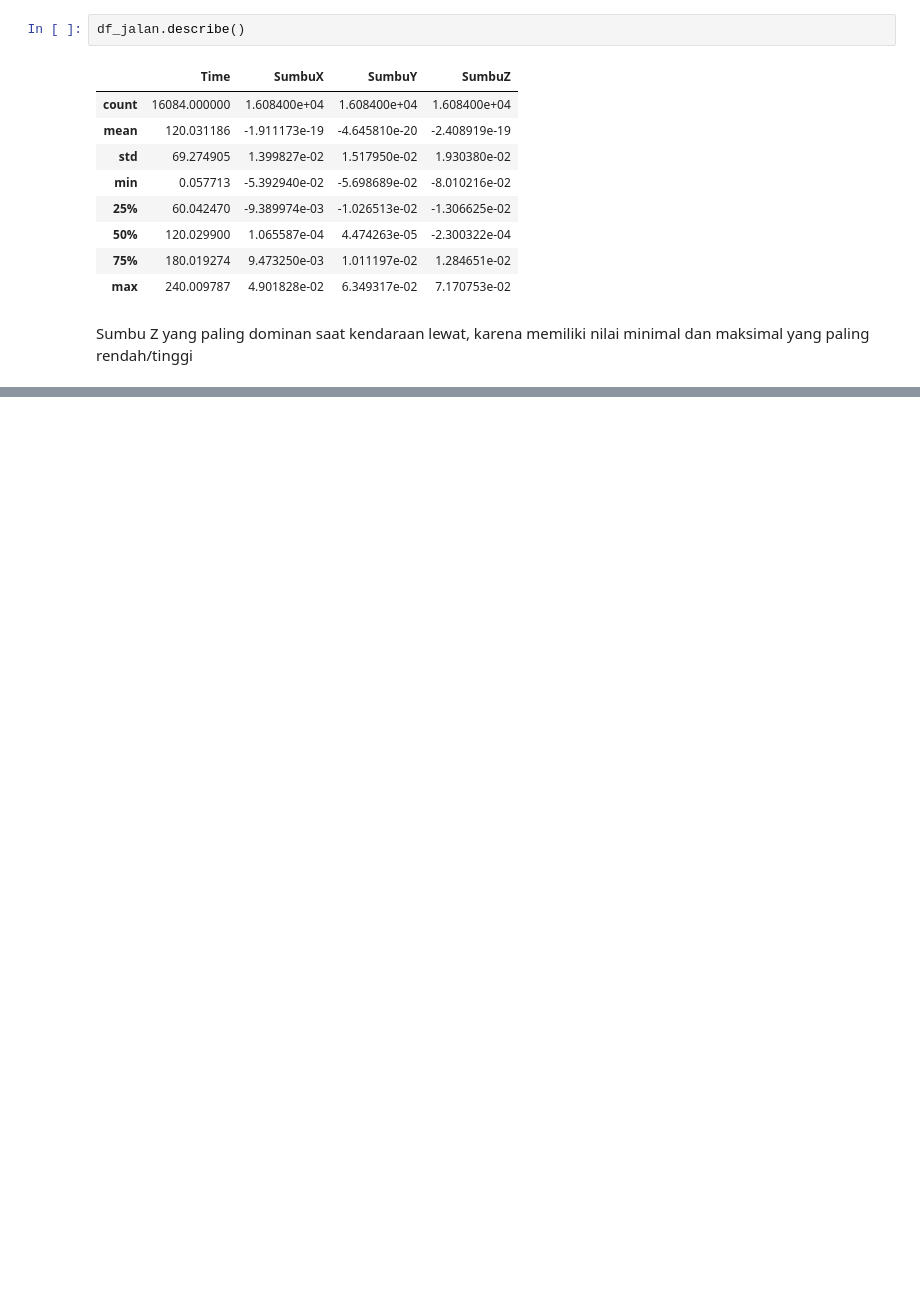
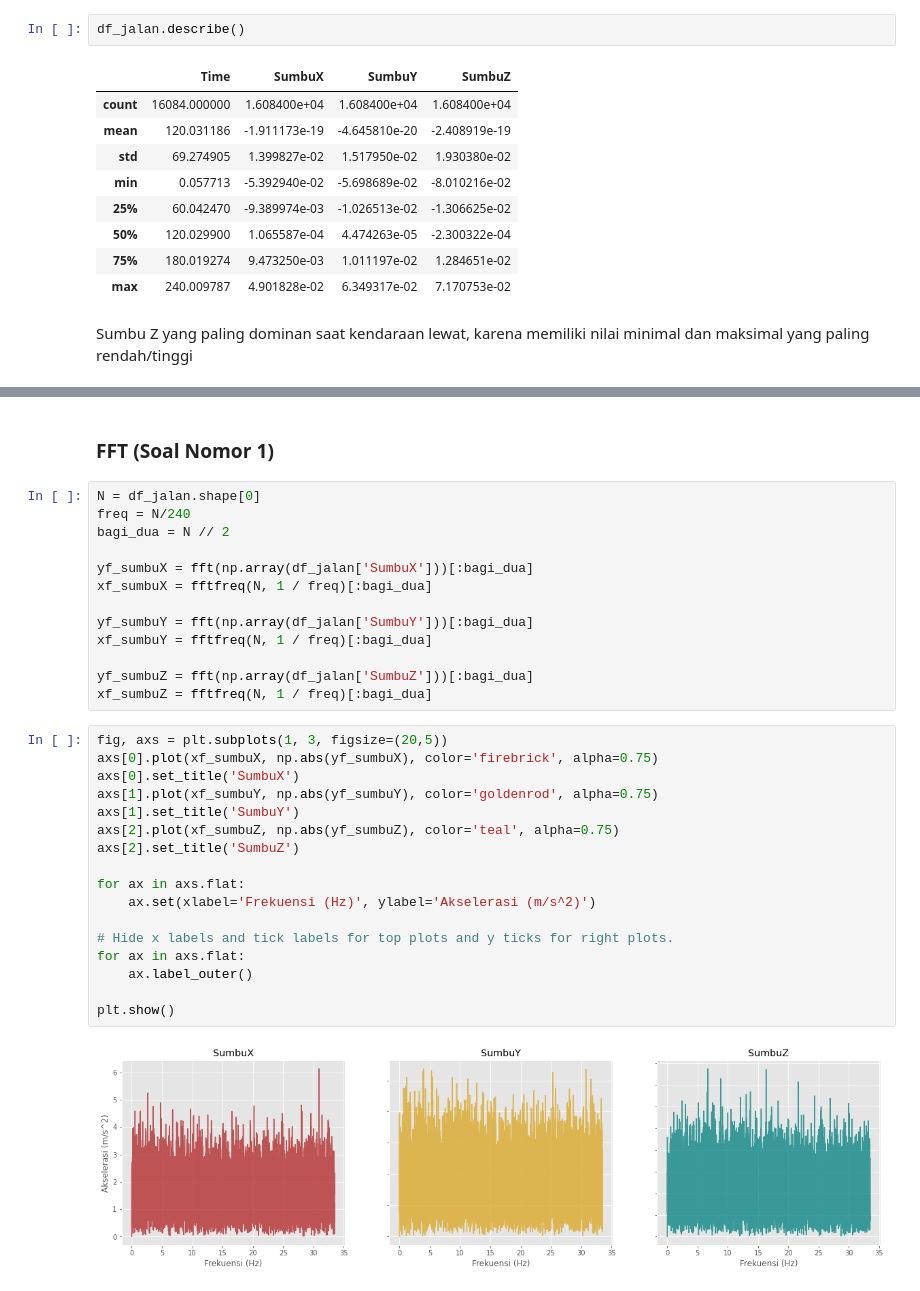
Before and after one commit to Otniel113/IoT_Jalan, a Jupyter notebook: IoT_Jalan.ipynb, the cells around one changed output, grey strips where cells are left out. Drawn from its saved outputs; the diff is of its cells as text; blank space fills up the shorter version.

```diff
--- a/IoT_Jalan.ipynb
+++ b/IoT_Jalan.ipynb
@@ -109,0 +120,34 @@ df_jalan[(df_jalan['SumbuZ'] >= 0.055) | (df_jalan['SumbuZ'] <= -0.055)].shape[0
+# %% [markdown]
+### FFT (Soal Nomor 1)
+# %%
+N = df_jalan.shape[0]
+freq = N/240
+bagi_dua = N // 2
+
+yf_sumbuX = fft(np.array(df_jalan['SumbuX']))[:bagi_dua]
+xf_sumbuX = fftfreq(N, 1 / freq)[:bagi_dua]
+
+yf_sumbuY = fft(np.array(df_jalan['SumbuY']))[:bagi_dua]
+xf_sumbuY = fftfreq(N, 1 / freq)[:bagi_dua]
+
+yf_sumbuZ = fft(np.array(df_jalan['SumbuZ']))[:bagi_dua]
+xf_sumbuZ = fftfreq(N, 1 / freq)[:bagi_dua]
+# %%
+fig, axs = plt.subplots(1, 3, figsize=(20,5))
+axs[0].plot(xf_sumbuX, np.abs(yf_sumbuX), color='firebrick', alpha=0.75)
+axs[0].set_title('SumbuX')
+axs[1].plot(xf_sumbuY, np.abs(yf_sumbuY), color='goldenrod', alpha=0.75)
+axs[1].set_title('SumbuY')
+axs[2].plot(xf_sumbuZ, np.abs(yf_sumbuZ), color='teal', alpha=0.75)
+axs[2].set_title('SumbuZ')
+
+for ax in axs.flat:
+    ax.set(xlabel='Frekuensi (Hz)', ylabel='Akselerasi (m/s^2)')
+
+# Hide x labels and tick labels for top plots and y ticks for right plots.
+for ax in axs.flat:
+    ax.label_outer()
+
+plt.show()
+# %% [output]
+[figure, added]
```
Also changed, not shown: parts of 12 cells of this notebook.
